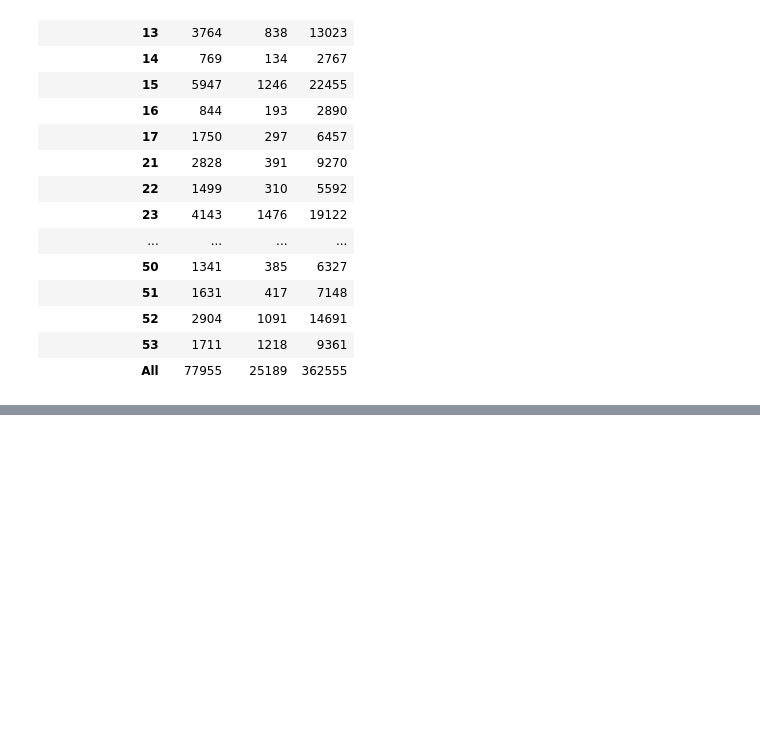
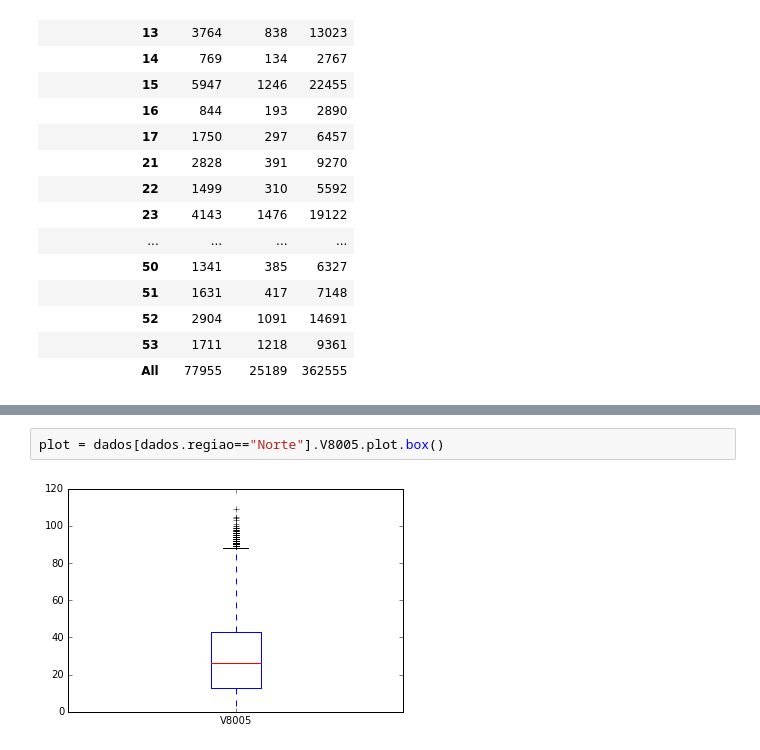
Before and after one commit to matheuscgc/CD, a Jupyter notebook: aula02/CHECK AULA 2 - MATHEUS CAMPBELL.ipynb, the cells around one changed output, grey strips where cells are left out. Cells and saved outputs as stored; diff of their text form; blank space fills up the shorter version.

```diff
--- a/aula02/CHECK AULA 2 - MATHEUS CAMPBELL.ipynb
+++ b/aula02/CHECK AULA 2 - MATHEUS CAMPBELL.ipynb
@@ -316,0 +370,4 @@ alunos que cursam o ensino médio/pré-vestibular em redes particulares."""
+# %%
+plot = dados[dados.regiao=="Norte"].V8005.plot.box()
+# %% [output]
+[figure, added]
```
Also changed, not shown: parts of 41 cells of this notebook.
